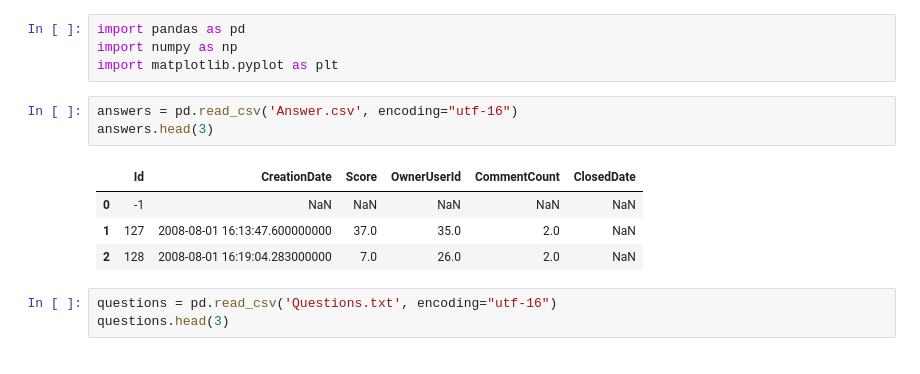
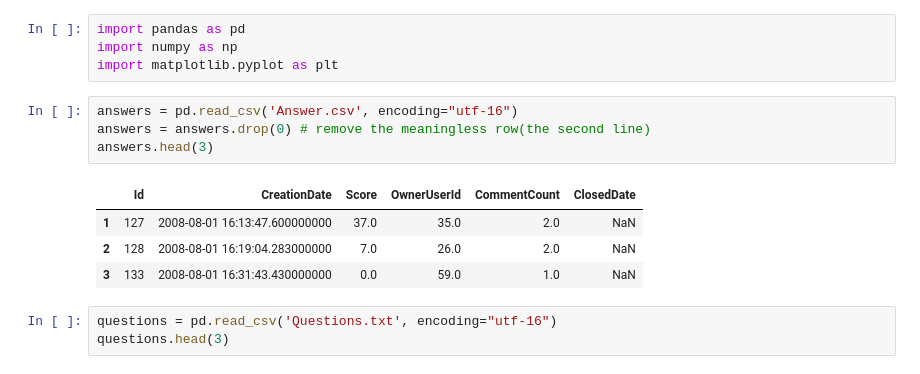
Before and after one commit to mostafa-ja/Data-Mining-fall-2023, a Jupyter notebook: Data_Mining2.ipynb, the cells around one changed output. Cells and saved outputs as stored; diff of their text form.

```diff
--- a/Data_Mining2.ipynb
+++ b/Data_Mining2.ipynb
@@ -56,12 +56,13 @@ import numpy as np
 import matplotlib.pyplot as plt
 # %%
 answers = pd.read_csv('Answer.csv', encoding="utf-16")
+answers = answers.drop(0) # remove the meaningless row(the second line)
 answers.head(3)
 # %% [output]
 |  | Id | CreationDate | Score | OwnerUserId | CommentCount | ClosedDate |
-| 0 | -1 | NaN | NaN | NaN | NaN | NaN |
 | 1 | 127 | 2008-08-01 16:13:47.600000000 | 37.0 | 35.0 | 2.0 | NaN |
 | 2 | 128 | 2008-08-01 16:19:04.283000000 | 7.0 | 26.0 | 2.0 | NaN |
+| 3 | 133 | 2008-08-01 16:31:43.430000000 | 0.0 | 59.0 | 1.0 | NaN |
 # %%
 questions = pd.read_csv('Questions.txt', encoding="utf-16")
 questions.head(3)
```
